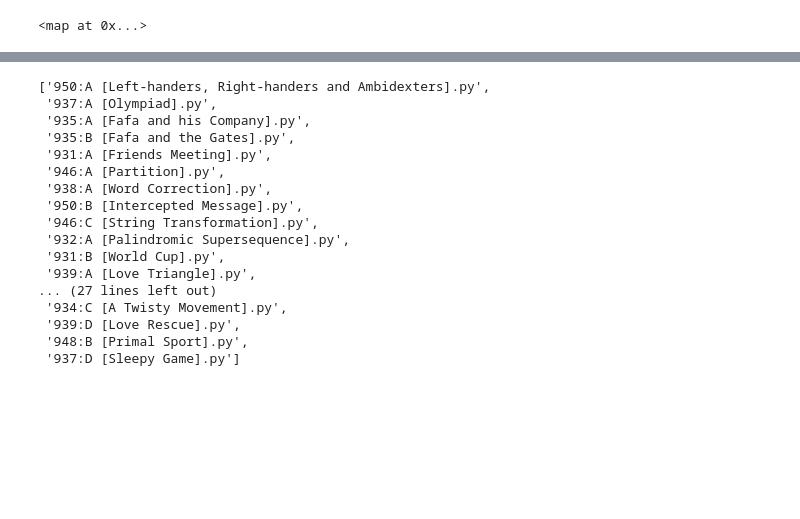
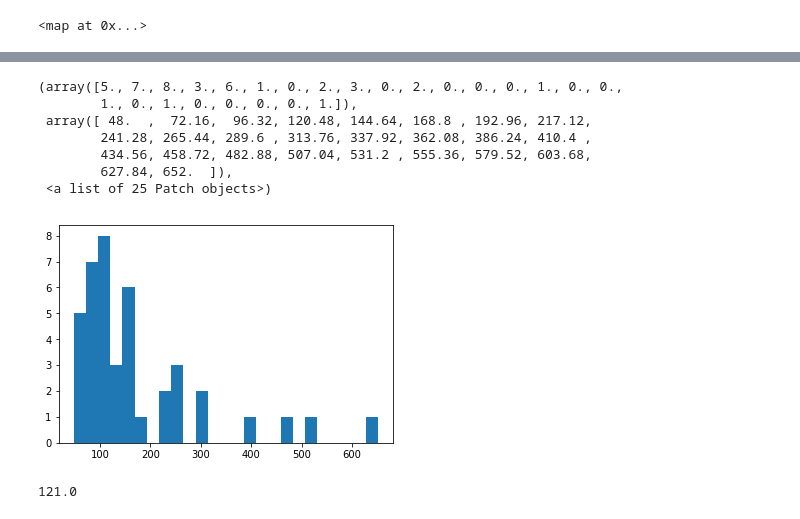
Before and after one commit to itasarom/authorship_attribution, a Jupyter notebook: load_data.ipynb, the cells around one changed output, grey strips where cells are left out. Cells and saved outputs as stored; diff of their text form; code cells hidden in the pictures; blank space fills up the shorter version.

```diff
--- a/load_data.ipynb
+++ b/load_data.ipynb
@@ -77,7 +80,7 @@ def read_all(path = "../cf/Solutions"):
 # %%
 data = read_all()
 # %%
-fd = {handle:result_for_handle for handle, result_for_handle in data.items() if len(result_for_handle) >= 10}
+fd = {handle:result_for_handle for handle, result_for_handle in data.items() if len(result_for_handle) >= 1}
 # %%
 len(fd)
 # %% [output]
@@ -87,9 +90,17 @@ from collections import Counter
 # %%
 common_problems = set()
 problems_count = Counter()
+problems_lengths = []
 for id, handle in enumerate(fd):
-    print(len(fd[handle]))
+#     print(len(fd[handle]))
     if id == 0:
         common_problems = set(fd[handle].keys())
     common_problems &= set(fd[handle].keys())
     problems_count.update(fd[handle].keys())
+    for problem, solution in fd[handle].items():
+        try:
+            parsed = ast.parse(solution)
+            unfolded = list(ast.walk(parsed))
+            problems_lengths.append(len(unfolded))
+        except:
+            problems_lengths.append(0)
@@ -142,20 +147,2 @@ len(problems_count)
 # %%
-[problem for problem, cnt in problems_count.most_common()][:43]
+# [problem for problem, cnt in problems_count.most_common()][:43]
-# %% [output]
-['950:A [Left-handers, Right-handers and Ambidexters].py',
- '937:A [Olympiad].py',
- '935:A [Fafa and his Company].py',
- '935:B [Fafa and the Gates].py',
- '931:A [Friends Meeting].py',
- '946:A [Partition].py',
- '938:A [Word Correction].py',
- '950:B [Intercepted Message].py',
- '946:C [String Transformation].py',
- '932:A [Palindromic Supersequence].py',
- '931:B [World Cup].py',
- '939:A [Love Triangle].py',
-... (27 lines left out)
- '934:C [A Twisty Movement].py',
- '939:D [Love Rescue].py',
- '948:B [Primal Sport].py',
- '937:D [Sleepy Game].py']
@@ -161,0 +159,15 @@ len(problems_count)
+# %%
+plt.hist(problems_lengths, bins=25)
+# %% [output]
+(array([5., 7., 8., 3., 6., 1., 0., 2., 3., 0., 2., 0., 0., 0., 1., 0., 0.,
+        1., 0., 1., 0., 0., 0., 0., 1.]),
+ array([ 48.  ,  72.16,  96.32, 120.48, 144.64, 168.8 , 192.96, 217.12,
+        241.28, 265.44, 289.6 , 313.76, 337.92, 362.08, 386.24, 410.4 ,
+        434.56, 458.72, 482.88, 507.04, 531.2 , 555.36, 579.52, 603.68,
+        627.84, 652.  ]),
+ <a list of 25 Patch objects>)
+[figure, added]
+# %%
+np.median(problems_lengths)
+# %% [output]
+121.0
```
Also changed, not shown: parts of 10 cells of this notebook, 3 other files.
